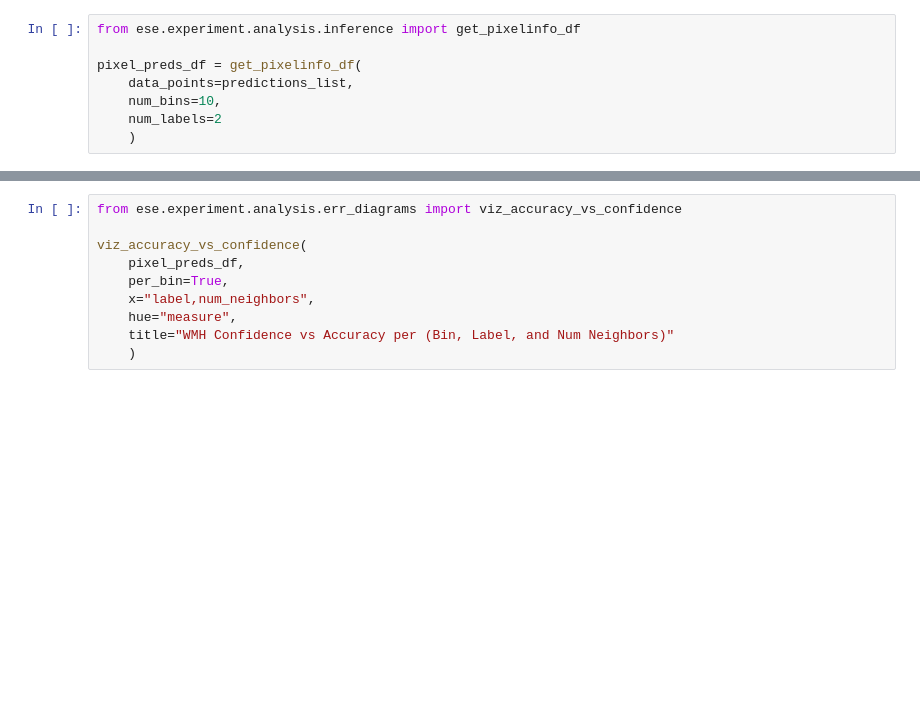
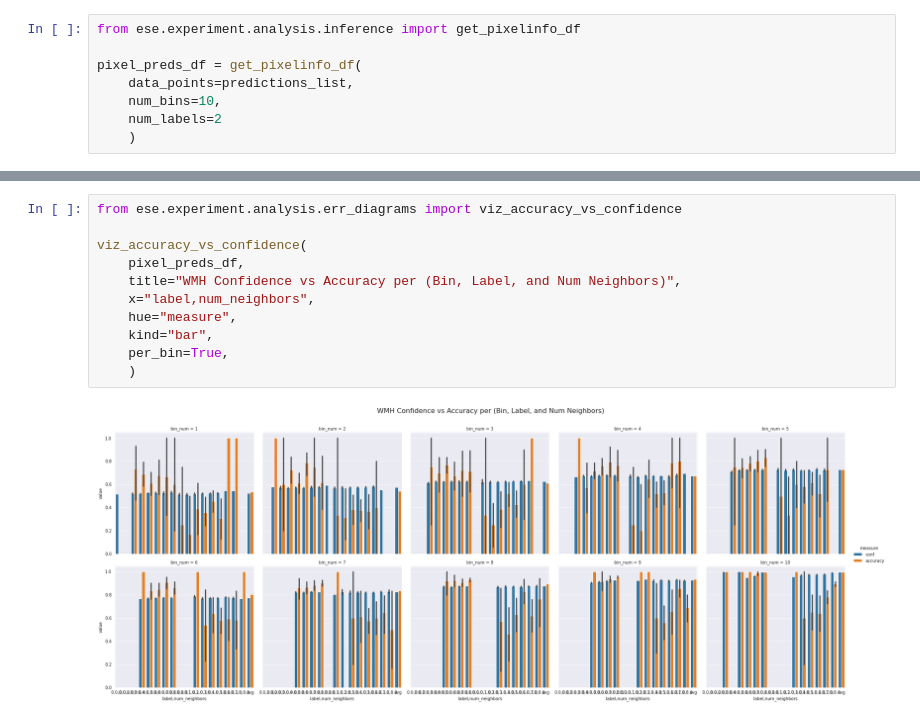
Before and after one commit to VictorButoi/ESE, a Jupyter notebook: notebooks/err_analysis/Err_WMH.ipynb, the cells around one changed output, grey strips where cells are left out. Cells and saved outputs as stored; diff of their text form; blank space fills up the shorter version.

```diff
--- a/notebooks/err_analysis/Err_WMH.ipynb
+++ b/notebooks/err_analysis/Err_WMH.ipynb
@@ -83,10 +91,13 @@ viz_accuracy_vs_confidence(
 # %%
 from ese.experiment.analysis.err_diagrams import viz_accuracy_vs_confidence
 
 viz_accuracy_vs_confidence(
     pixel_preds_df,
-    per_bin=True,
+    title="WMH Confidence vs Accuracy per (Bin, Label, and Num Neighbors)",
     x="label,num_neighbors",
     hue="measure",
-    title="WMH Confidence vs Accuracy per (Bin, Label, and Num Neighbors)"
+    kind="bar",
+    per_bin=True,
     )
+# %% [output]
+[figure, added]
```
Also changed, not shown: parts of 3 cells of this notebook.
